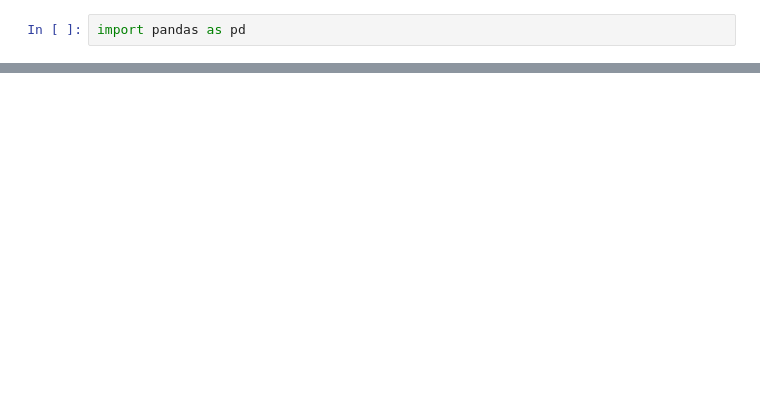
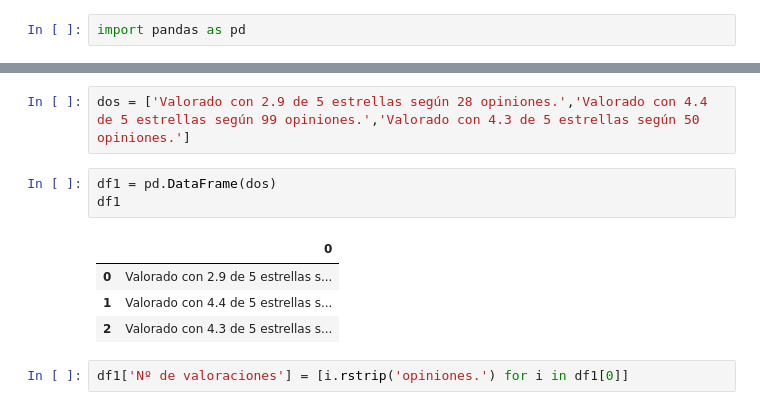
Before and after one commit to juanvpa/Proyecto-Final-Ironhack, a Jupyter notebook: Notebooks/Web Scraping.ipynb, the cells around one changed output, grey strips where cells are left out. Drawn from its saved outputs; the diff is of its cells as text; blank space fills up the shorter version.

```diff
--- a/Notebooks/Web Scraping.ipynb
+++ b/Notebooks/Web Scraping.ipynb
@@ -424,0 +256,12 @@ FULL PATH CAJ 81 = /html/body/div[1]/div[1]/div/main/div/div/div[2]/div/div[2]/d
+# %%
+dos = ['Valorado con 2.9 de 5 estrellas según 28 opiniones.','Valorado con 4.4 de 5 estrellas según 99 opiniones.','Valorado con 4.3 de 5 estrellas según 50 opiniones.']
+# %%
+df1 = pd.DataFrame(dos)
+df1
+# %% [output]
+|  | 0 |
+| 0 | Valorado con 2.9 de 5 estrellas s... |
+| 1 | Valorado con 4.4 de 5 estrellas s... |
+| 2 | Valorado con 4.3 de 5 estrellas s... |
+# %%
+df1['Nº de valoraciones'] = [i.rstrip('opiniones.') for i in df1[0]]
```
Also changed, not shown: parts of 29 cells of this notebook, 1 other file.
